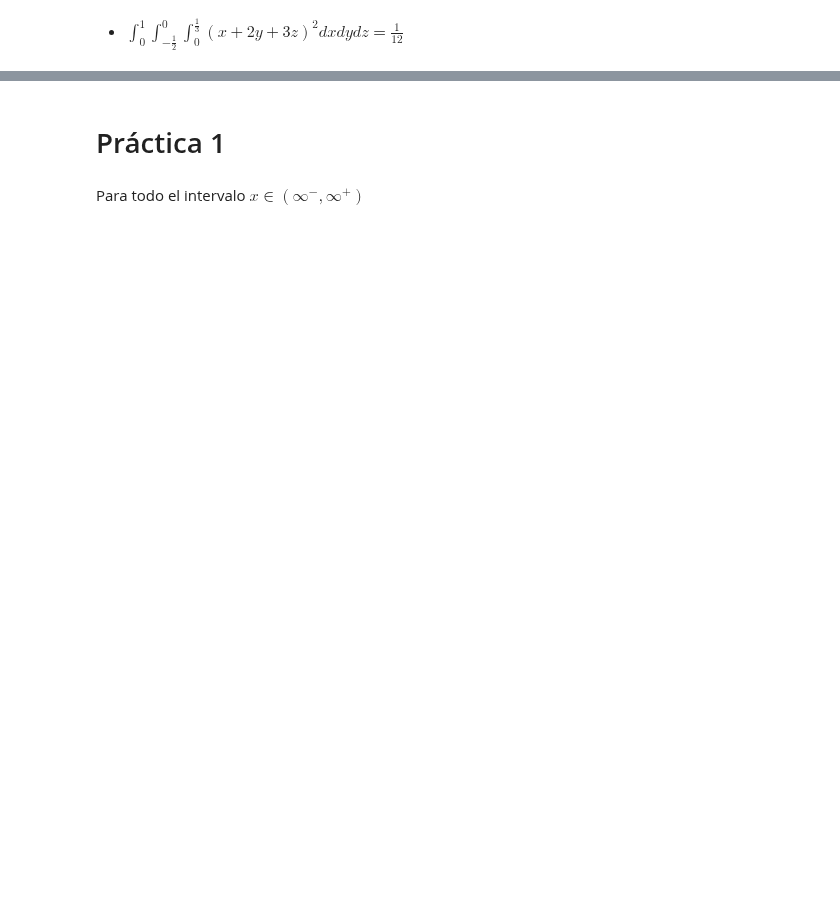
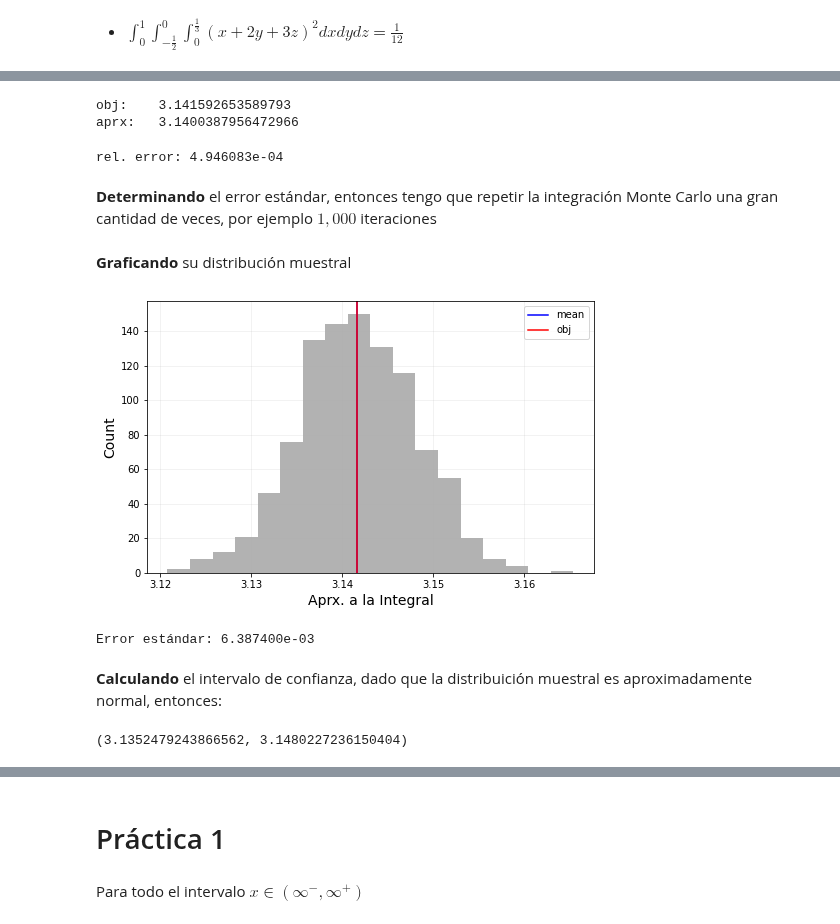
Before and after one commit to CAMM961001/itam-mcd, a Jupyter notebook: optimizacion/01-computo-cientifico/1.7-integracion-numerica.ipynb, the cells around one changed output, grey strips where cells are left out. Cells and saved outputs as stored; diff of their text form; code cells hidden in the pictures; blank space fills up the shorter version.

Commit message:
Aproximación variables aleatorias

```diff
--- a/optimizacion/01-computo-cientifico/1.7-integracion-numerica.ipynb
+++ b/optimizacion/01-computo-cientifico/1.7-integracion-numerica.ipynb
@@ -539,0 +543,67 @@ rel. error: 1.131966e-02
+# %%
+#Función a integrar
+f = lambda x: 4/(1 + x**2)
+
+#Valor objetivo
+obj = np.pi
+
+#Aproximación Monte Carlo
+a, b = 0, 1
+x_p = np.random.uniform(low=a, high=b, size=density_p)
+f_bar = np.mean(f(x_p))
+aprx_mc = (b-a) * f_bar
+
+print(f"obj:\t{obj}\naprx:\t{aprx_mc}")
+# %% [output]
+obj:    3.141592653589793
+aprx:   3.1400387956472966
+# %%
+#Error relativo
+rel_err = compute_error(obj, aprx_mc)
+print(f"rel. error: {rel_err:e}")
+# %% [output]
+rel. error: 4.946083e-04
+# %% [markdown]
+**Determinando** el error estándar, entonces tengo que repetir la integración Monte Carlo una gran cantidad de veces, por ejemplo $1,000$ iteraciones
+# %%
+#Aproximación Monte Carlo
+dist_muest_mc = []
+for _ in range(1000):
+    x_p = np.random.uniform(low=a, high=b, size=density_p)
+    aprx_mc = (b-a) * np.mean(f(x_p))
+
+    dist_muest_mc.append(aprx_mc)
+
+mean_aprx_mc = np.mean(dist_muest_mc)
+# %% [markdown]
+**Graficando** su distribución muestral
+# %%
+plt.figure(figsize=(8,5))
+
+plt.hist(dist_muest_mc, bins=18, color='black', alpha=0.3)
+plt.axvline(x=mean_aprx_mc, ymin=0, ymax=140, c='blue', label='mean')
+plt.axvline(x=obj, ymin=0, ymax=140, c='red', label='obj')
+
+#Anotaciones y estilo global
+plt.xlabel('Aprx. a la Integral', fontsize=14)
+plt.ylabel('Count', fontsize=14)
+plt.grid(alpha=0.2)
+plt.legend()
+
+plt.show()
+# %% [output]
+[figure, added]
+# %%
+std_err = np.array(dist_muest_mc).std()
+print(f"Error estándar: {std_err:e}")
+# %% [output]
+Error estándar: 6.387400e-03
+# %% [markdown]
+**Calculando** el intervalo de confianza, dado que la distribuición muestral es aproximadamente normal, entonces:
+# %%
+left_inteval = mean_aprx_mc - (b-a)*std_err
+right_inteval = mean_aprx_mc + (b-a)*std_err
+
+left_inteval, right_inteval
+# %% [output]
+(3.1352479243866562, 3.1480227236150404)
```
Also changed, not shown: parts of 45 cells of this notebook.
